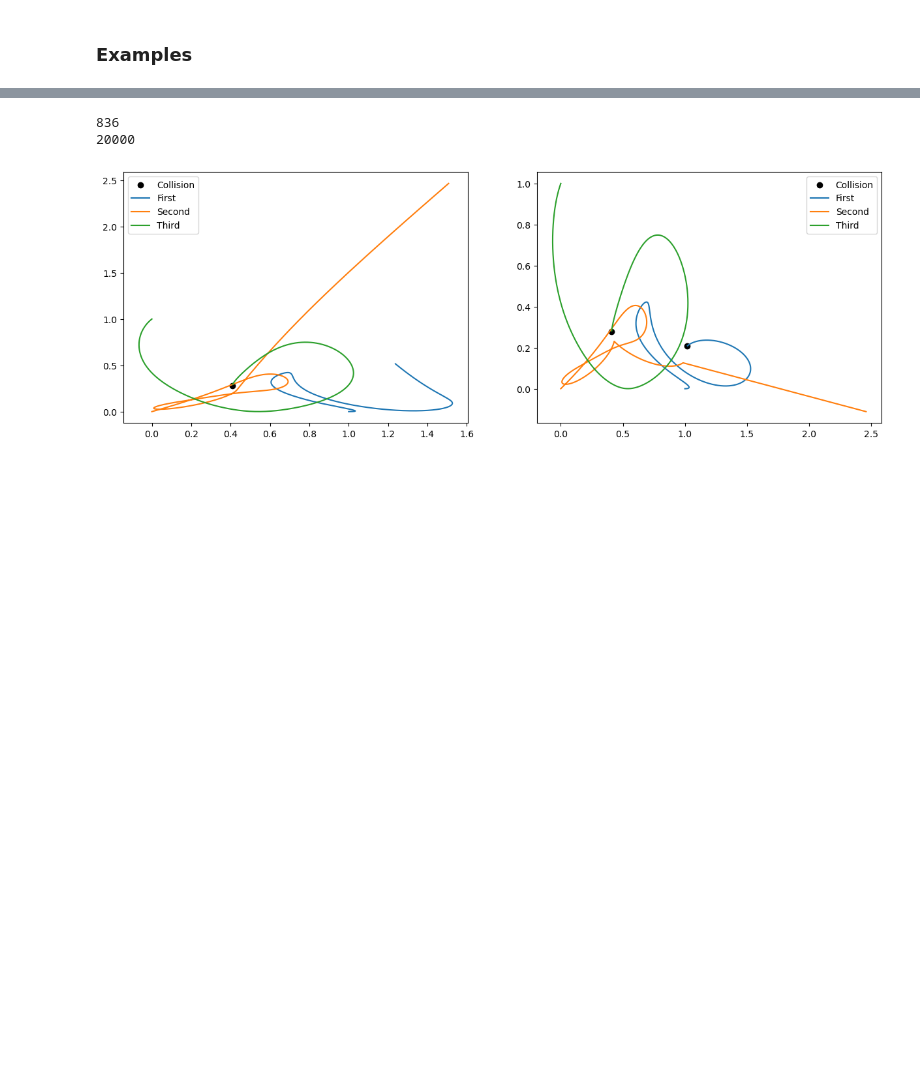
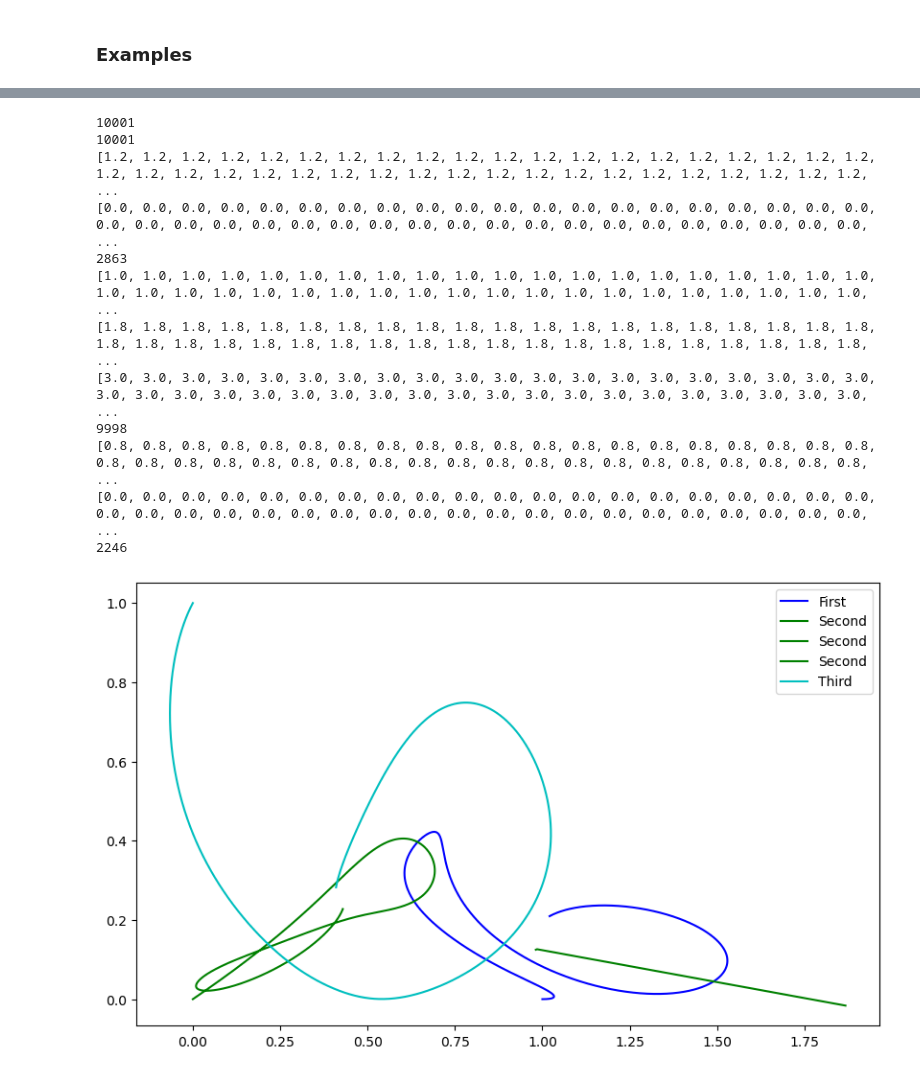
Before and after one commit to Vileh/QMUL-Data-Analytics-Courseworks, a Jupyter notebook: SciComp_1/Coursework1_Trisolaris.ipynb, the cells around one changed output, grey strips where cells are left out. Saved outputs shown, nothing was run; the diff lists cells and outputs as text; code cells hidden in the pictures; blank space fills up the shorter version.

```diff
--- a/SciComp_1/Coursework1_Trisolaris.ipynb
+++ b/SciComp_1/Coursework1_Trisolaris.ipynb
@@ -53,9 +53,10 @@ _(HINT: you may want to investigate the rtol parameter for solve_ivp().)_
 import numpy as np
 import matplotlib.pyplot as plt
 from scipy.integrate import solve_ivp
+import itertools
 
 # Constants
-g = 1
+G = 1
 radius_to_mass = 0.03
 # %%
 class ExplicitIntegrator :
@@ -370,29 +377,34 @@ my_stellar_system.plot_movement(ax)
 # %%
 # 3-body problem - hypergiants
 
 first_star = star(name='First', mass=1.2, giant=True, starting_position=np.array([1, 0]), starting_velocity=np.array([0.3,0]))
 second_star = star(name='Second', mass=1, giant=True, starting_position=np.array([0,0]), starting_velocity=np.array([0.5,0.3]))
 third_star = star(name='Third', mass=0.8, giant=True, starting_position=np.array([0,1]), starting_velocity=np.array([-0.3,-0.5]))
 
-tbp_stellar_system_rk45 = Stellar_system(max_time=3, N_time_steps=1000, integration_method='RK45', name='Solar system')
-tbp_stellar_system_midpoint = Stellar_system(max_time=10, N_time_steps=10000, integration_method='MidPoint', name='Solar system')
+tbp_stellar_system_midpoint = Stellar_system(max_time=10, N_time_steps=10000, integration_method="MidPoint", name='Solar system')
 
 my_stellar_system.add_star(first_star)
 my_stellar_system.add_star(second_star)
 my_stellar_system.add_star(third_star)
 
-tbp_stellar_system_rk45.add_star(first_star)
-tbp_stellar_system_rk45.add_star(second_star)
-tbp_stellar_system_rk45.add_star(third_star)
 tbp_stellar_system_midpoint.add_star(first_star)
 tbp_stellar_system_midpoint.add_star(second_star)
 tbp_stellar_system_midpoint.add_star(third_star)
 
-fig, ax = plt.subplots(1, 2, figsize=(15,5))
+fig, ax = plt.subplots(1, 1, figsize=(10,6))
 
-tbp_stellar_system_rk45.plot_movement(ax[0])
-tbp_stellar_system_midpoint.plot_movement(ax[1])
+tbp_stellar_system_midpoint.plot_movement(ax)
 # %% [output]
-836
-20000
+10001
+10001
+[1.2, 1.2, 1.2, 1.2, 1.2, 1.2, 1.2, 1.2, 1.2, 1.2, 1.2, 1.2, 1.2, 1.2, 1.2, 1.2, 1.2, 1.2, 1.2, 1.2, 1.2, 1.2, 1.2, 1.2, 1.2, 1.2, 1.2, 1.2, 1.2, 1.2, 1.2, 1.2, 1.2, 1.2, 1.2, 1.2, 1.2, 1.2, 1.2, 1.2, ...
+[0.0, 0.0, 0.0, 0.0, 0.0, 0.0, 0.0, 0.0, 0.0, 0.0, 0.0, 0.0, 0.0, 0.0, 0.0, 0.0, 0.0, 0.0, 0.0, 0.0, 0.0, 0.0, 0.0, 0.0, 0.0, 0.0, 0.0, 0.0, 0.0, 0.0, 0.0, 0.0, 0.0, 0.0, 0.0, 0.0, 0.0, 0.0, 0.0, 0.0, ...
+2863
+[1.0, 1.0, 1.0, 1.0, 1.0, 1.0, 1.0, 1.0, 1.0, 1.0, 1.0, 1.0, 1.0, 1.0, 1.0, 1.0, 1.0, 1.0, 1.0, 1.0, 1.0, 1.0, 1.0, 1.0, 1.0, 1.0, 1.0, 1.0, 1.0, 1.0, 1.0, 1.0, 1.0, 1.0, 1.0, 1.0, 1.0, 1.0, 1.0, 1.0, ...
+[1.8, 1.8, 1.8, 1.8, 1.8, 1.8, 1.8, 1.8, 1.8, 1.8, 1.8, 1.8, 1.8, 1.8, 1.8, 1.8, 1.8, 1.8, 1.8, 1.8, 1.8, 1.8, 1.8, 1.8, 1.8, 1.8, 1.8, 1.8, 1.8, 1.8, 1.8, 1.8, 1.8, 1.8, 1.8, 1.8, 1.8, 1.8, 1.8, 1.8, ...
+[3.0, 3.0, 3.0, 3.0, 3.0, 3.0, 3.0, 3.0, 3.0, 3.0, 3.0, 3.0, 3.0, 3.0, 3.0, 3.0, 3.0, 3.0, 3.0, 3.0, 3.0, 3.0, 3.0, 3.0, 3.0, 3.0, 3.0, 3.0, 3.0, 3.0, 3.0, 3.0, 3.0, 3.0, 3.0, 3.0, 3.0, 3.0, 3.0, 3.0, ...
+9998
+[0.8, 0.8, 0.8, 0.8, 0.8, 0.8, 0.8, 0.8, 0.8, 0.8, 0.8, 0.8, 0.8, 0.8, 0.8, 0.8, 0.8, 0.8, 0.8, 0.8, 0.8, 0.8, 0.8, 0.8, 0.8, 0.8, 0.8, 0.8, 0.8, 0.8, 0.8, 0.8, 0.8, 0.8, 0.8, 0.8, 0.8, 0.8, 0.8, 0.8, ...
+[0.0, 0.0, 0.0, 0.0, 0.0, 0.0, 0.0, 0.0, 0.0, 0.0, 0.0, 0.0, 0.0, 0.0, 0.0, 0.0, 0.0, 0.0, 0.0, 0.0, 0.0, 0.0, 0.0, 0.0, 0.0, 0.0, 0.0, 0.0, 0.0, 0.0, 0.0, 0.0, 0.0, 0.0, 0.0, 0.0, 0.0, 0.0, 0.0, 0.0, ...
+2246
-[figure, old version]
+[figure, new version]
```
Also changed, not shown: parts of 5 cells of this notebook.
